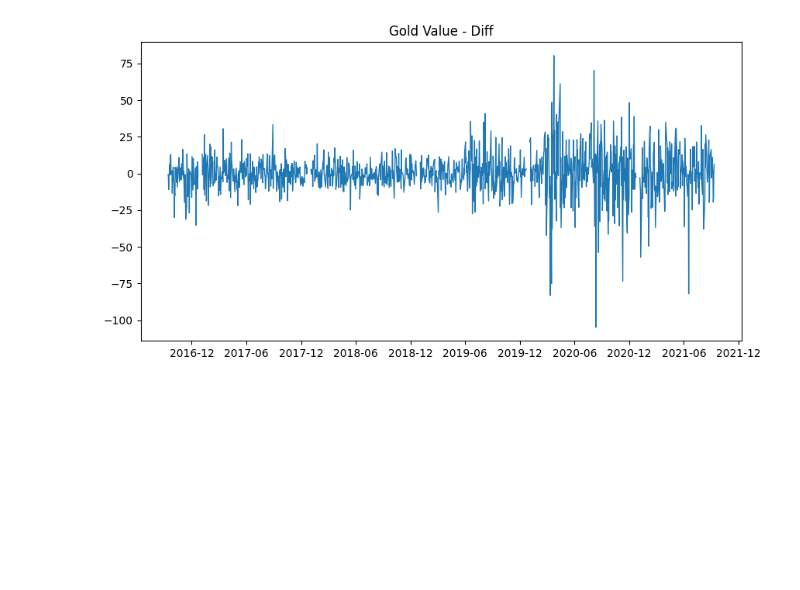
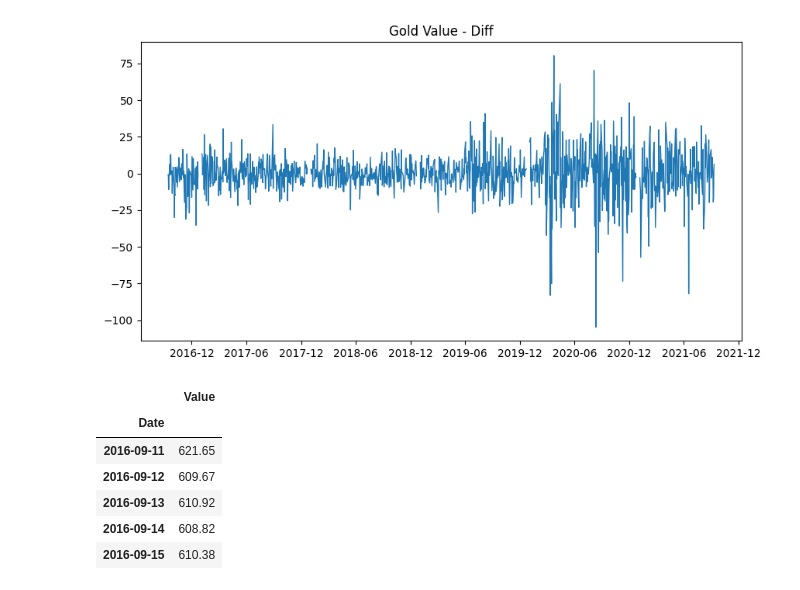
Before and after one commit to AidCheng/MCM-C, a Jupyter notebook: problem_c.ipynb, the cells around one changed output. Cells and saved outputs as stored; diff of their text form; code cells hidden in the pictures; blank space fills up the shorter version.

```diff
--- a/problem_c.ipynb
+++ b/problem_c.ipynb
@@ -55,0 +53,10 @@ class ARIMA:
+# %%
+data = pd.read_csv('2022_Problem_C_DATA/BCHAIN-MKPRU.csv',index_col= 'Date', parse_dates=['Date'])
+# %% [output]
+|  | Value |
+| Date |  |
+| 2016-09-11 | 621.65 |
+| 2016-09-12 | 609.67 |
+| 2016-09-13 | 610.92 |
+| 2016-09-14 | 608.82 |
+| 2016-09-15 | 610.38 |
```
Also changed, not shown: parts of 3 cells of this notebook.
